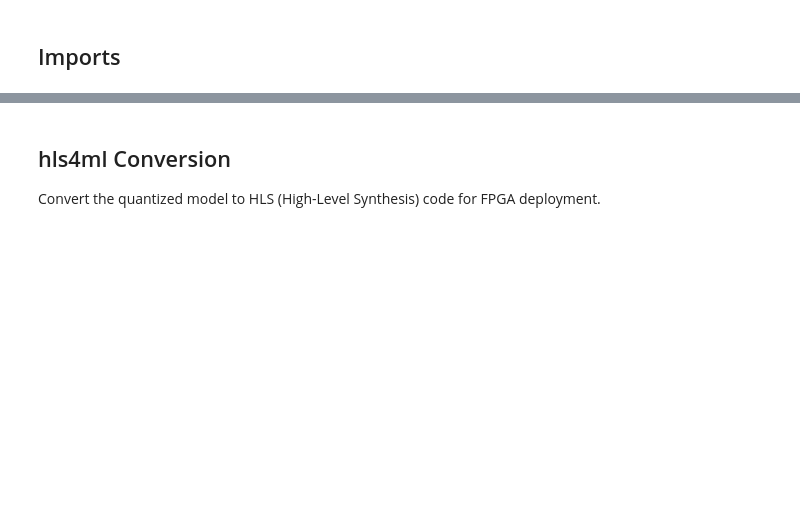
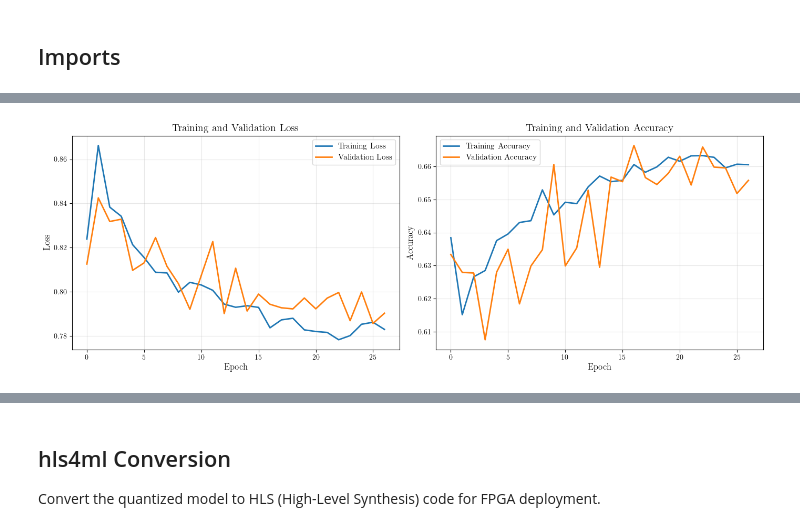
Before and after one commit to Jeison-HM/BedPosIP, a Jupyter notebook: model/train_quantized_cnn.ipynb, the cells around one changed output, grey strips where cells are left out. Saved outputs shown, nothing was run; the diff lists cells and outputs as text; code cells hidden in the pictures; blank space fills up the shorter version.

Commit message:
feat(model): implement two-stage QAT with FP32 init and fixed 8-bit quantization

```diff
--- a/model/train_quantized_cnn.ipynb
+++ b/model/train_quantized_cnn.ipynb
@@ -617,0 +88,3 @@ if os.path.exists(fp32_model_path):
+# %%
+# Load datasets using package function
+X_train, y_train, X_val, y_val, X_test, y_test = load_dataset(type="raw")
@@ -617,0 +98,6 @@ if os.path.exists(fp32_model_path):
+# %%
+# Preprocess data using package function
+(X_train, y_train, X_val, y_val, X_test, y_test, class_names) = preprocess_data(
+    X_train, y_train, X_val, y_val, X_test, y_test,
+    num_classes=NUM_CLASSES,
+)
@@ -617,0 +327,79 @@ if os.path.exists(fp32_model_path):
+# %%
+# ----- STAGE 2: Compression (gradual EBOP penalty) -----
+print("\n" + "=" * 70)
+print("STAGE 2: QAT Compression (beta0=1e-7, 15 epochs)")
+print("=" * 70)
+
+# Load best weights from Stage 1
+print("Loading best weights from Stage 1...")
+model_qat.load_weights('best_qat_stage1.keras')
+
+with (
+    QuantizerConfigScope(
+        q_type='kbi',
+        place='weight',
+         k0=False,        # Disable automatic bitwidth
+        b0=8, i0=4,      # Fixed 8-bit weights (4 integer + 4 fractional)
+        overflow_mode='SAT_SYM',
+        round_mode='RND'
+    ),
+    QuantizerConfigScope(
+        q_type='kif',
+        place='datalane',
+        k0=False,        # Disable automatic bitwidth
+        i0=4, f0=4,      # Fixed 8-bit activations (4 integer + 4 fractional)
+        overflow_mode='WRAP',
+        round_mode='RND'
+    ),
+    LayerConfigScope(
+        enable_ebops=True,
+        beta0=1e-7
+    ),
+):
+    pass  # Scopes apply to existing model quantizers
+
+# Re-compile with lower learning rate for fine-tuning
+model_qat.compile(
+    optimizer=optimizers.Adam(learning_rate=0.0005),
+    loss='categorical_crossentropy',
+    metrics=['accuracy']
+)
+
+# Callbacks for Stage 2
+callbacks_stage2 = [
+    keras.callbacks.EarlyStopping(
+        monitor='val_accuracy',
+        patience=10,
+        restore_best_weights=True,
+        verbose=1
+    ),
+    keras.callbacks.ReduceLROnPlateau(
+        monitor='val_loss',
+        factor=0.5,
+        patience=3,
+        verbose=1
+    ),
+    keras.callbacks.ModelCheckpoint(
+        filepath='best_qat_stage2.keras',
+        monitor='val_accuracy',
+        mode='max',
+        save_best_only=True,
+        verbose=1
+    ),
+]
+
+# Train Stage 2
+history_stage2 = model_qat.fit(
+    X_train, y_train,
+    batch_size=32,
+    epochs=50,
+    validation_data=(X_val, y_val),
+    callbacks=callbacks_stage2,
+    verbose=1
+)
+
+print("\nStage 2 complete.")
+print(f"Best val accuracy: {max(history_stage2.history['val_accuracy'])*100:.2f}%")
+
+plot_training_history(history_stage2, model_name='posture_classifier_qat', save=True)
+# %% [output]
@@ -617,0 +431 @@ if os.path.exists(fp32_model_path):
+[figure, added]
```
Also changed, not shown: parts of 52 cells of this notebook.
